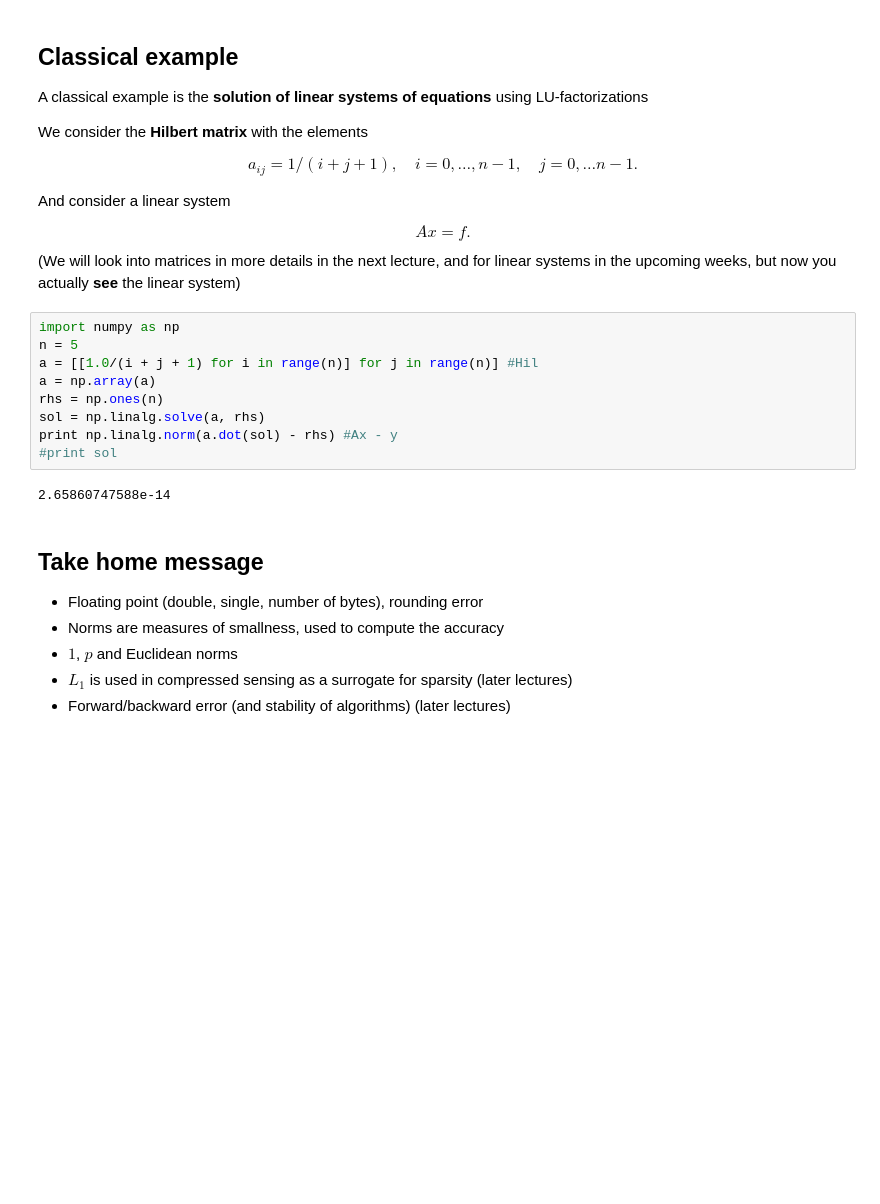
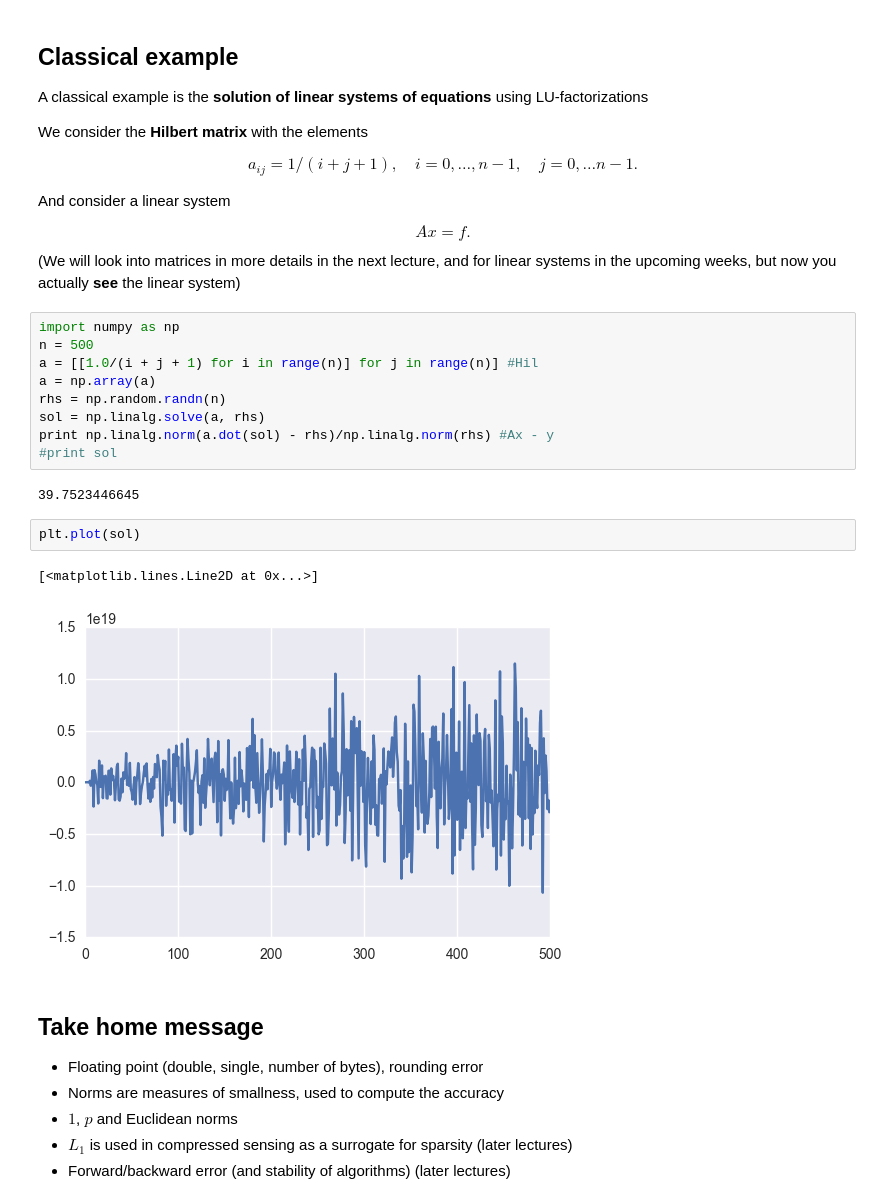
Before and after one commit to oseledets/nla2016, a Jupyter notebook: lectures/lecture-1.ipynb, the cells around one changed output. Cells and saved outputs as stored; diff of their text form; blank space fills up the shorter version.

```diff
--- a/lectures/lecture-1.ipynb
+++ b/lectures/lecture-1.ipynb
@@ -347,15 +368,20 @@ $$Ax = f.$$
 (We will look into matrices in more details in the next lecture, and for linear systems in the upcoming weeks, but now you actually **see** the linear system)
 # %%
 import numpy as np
-n = 5
+n = 500
 a = [[1.0/(i + j + 1) for i in range(n)] for j in range(n)] #Hil
 a = np.array(a)
-rhs = np.ones(n)
+rhs = np.random.randn(n)
 sol = np.linalg.solve(a, rhs)
-print np.linalg.norm(a.dot(sol) - rhs) #Ax - y
+print np.linalg.norm(a.dot(sol) - rhs)/np.linalg.norm(rhs) #Ax - y
 #print sol
 # %% [output]
-2.65860747588e-14
+39.7523446645
+# %%
+plt.plot(sol)
+# %% [output]
+[<matplotlib.lines.Line2D at 0x...>]
+[figure, added]
 # %% [markdown]
 ## Take home message
 - Floating point  (double, single, number of bytes), rounding error
```
Also changed, not shown: parts of 8 cells of this notebook, 4 other files.
